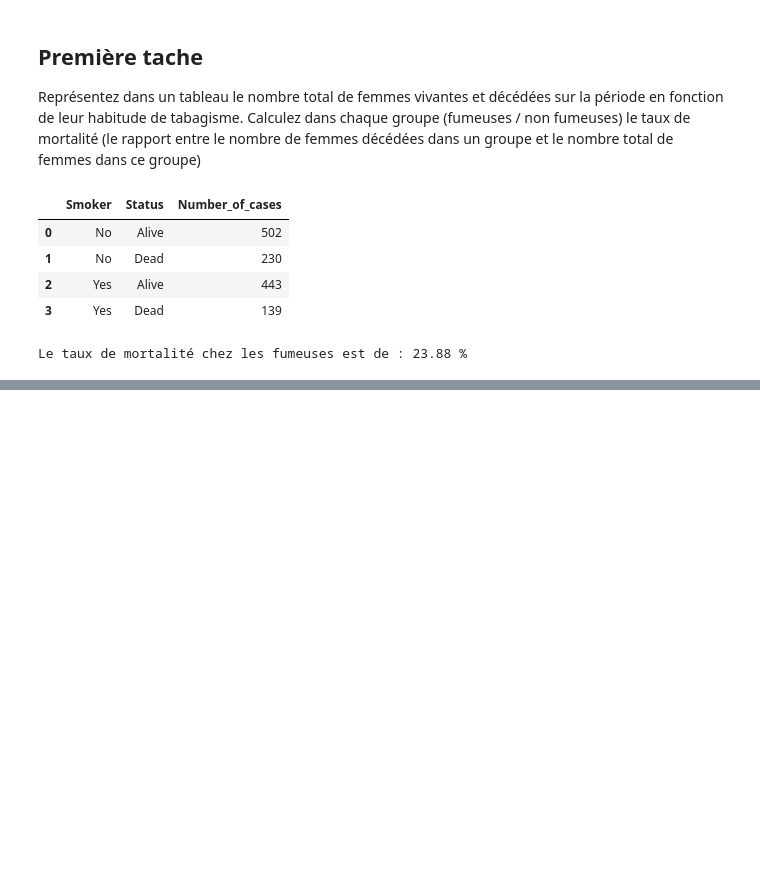
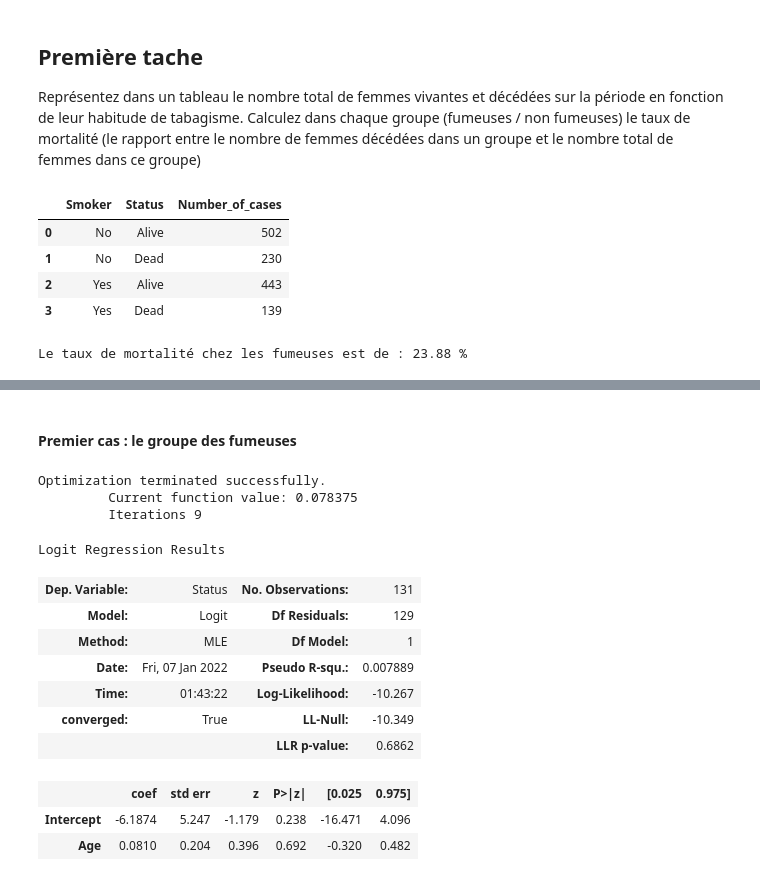
Before and after one commit to bBienky/MoSIG-SMPE-2021, a Jupyter notebook: Paradoxe de Simpson.ipynb, the cells around one changed output, grey strips where cells are left out. Saved outputs shown, nothing was run; the diff lists cells and outputs as text; code cells hidden in the pictures; blank space fills up the shorter version.

```diff
--- a/Paradoxe de Simpson.ipynb
+++ b/Paradoxe de Simpson.ipynb
@@ -58,0 +156,4 @@ Le taux de mortalité chez les fumeuses est de : 31.42 %
+# %%
+new_data = data[data.Age<=30]
+new_data =  new_data.replace("Alive", 0)
+new_data = new_data.replace("Dead", 1)
@@ -58,0 +169,23 @@ Le taux de mortalité chez les fumeuses est de : 31.42 %
+# %%
+smoke_group = new_data[new_data.Smoker=="Yes"]
+nosmoke_group = new_data[new_data.Smoker=="No"]
+# %% [markdown]
+#### Premier cas : le groupe des fumeuses
+# %%
+log_reg1 = smf.logit(formula = "Status ~ Age", data = smoke_group).fit()
+log_reg1.summary()
+# %% [output]
+Optimization terminated successfully.
+         Current function value: 0.078375
+         Iterations 9
+Logit Regression Results
+| Dep. Variable: | Status | No. Observations: | 131 |
+| Model: | Logit | Df Residuals: | 129 |
+| Method: | MLE | Df Model: | 1 |
+| Date: | Fri, 07 Jan 2022 | Pseudo R-squ.: | 0.007889 |
+| Time: | 01:43:22 | Log-Likelihood: | -10.267 |
+| converged: | True | LL-Null: | -10.349 |
+|  |  | LLR p-value: | 0.6862 |
+|  | coef | std err | z | P>|z| | [0.025 | 0.975] |
+| Intercept | -6.1874 | 5.247 | -1.179 | 0.238 | -16.471 | 4.096 |
+| Age | 0.0810 | 0.204 | 0.396 | 0.692 | -0.320 | 0.482 |
```
Also changed, not shown: parts of 21 cells of this notebook, 1 other file.
